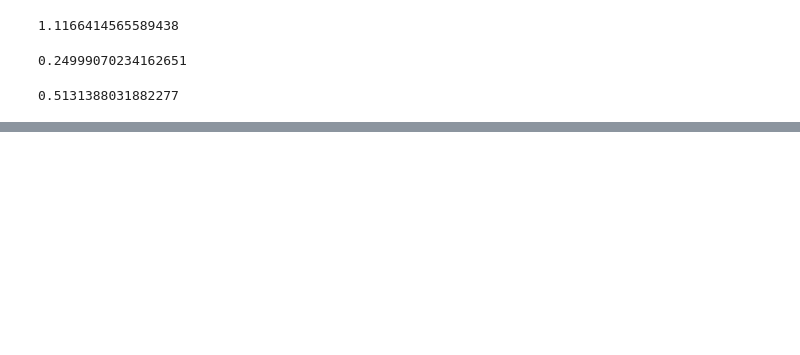
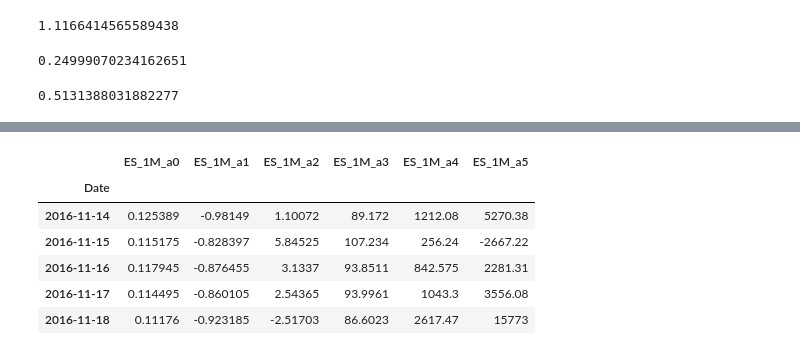
Before and after one commit to QuantCS109/TrumpTweets, a Jupyter notebook: options.ipynb, the cells around one changed output, grey strips where cells are left out. Cells and saved outputs as stored; diff of their text form; code cells hidden in the pictures; blank space fills up the shorter version.

```diff
--- a/options.ipynb
+++ b/options.ipynb
@@ -179,0 +193,10 @@ vc.vol_curve
+# %%
+VolCurve().vol_poly_1M['ES'].head()
+# %% [output]
+|  | ES_1M_a0 | ES_1M_a1 | ES_1M_a2 | ES_1M_a3 | ES_1M_a4 | ES_1M_a5 |
+| Date |  |  |  |  |  |  |
+| 2016-11-14 | 0.125389 | -0.98149 | 1.10072 | 89.172 | 1212.08 | 5270.38 |
+| 2016-11-15 | 0.115175 | -0.828397 | 5.84525 | 107.234 | 256.24 | -2667.22 |
+| 2016-11-16 | 0.117945 | -0.876455 | 3.1337 | 93.8511 | 842.575 | 2281.31 |
+| 2016-11-17 | 0.114495 | -0.860105 | 2.54365 | 93.9961 | 1043.3 | 3556.08 |
+| 2016-11-18 | 0.11176 | -0.923185 | -2.51703 | 86.6023 | 2617.47 | 15773 |
```
Also changed, not shown: parts of 47 cells of this notebook, 9 other files.
